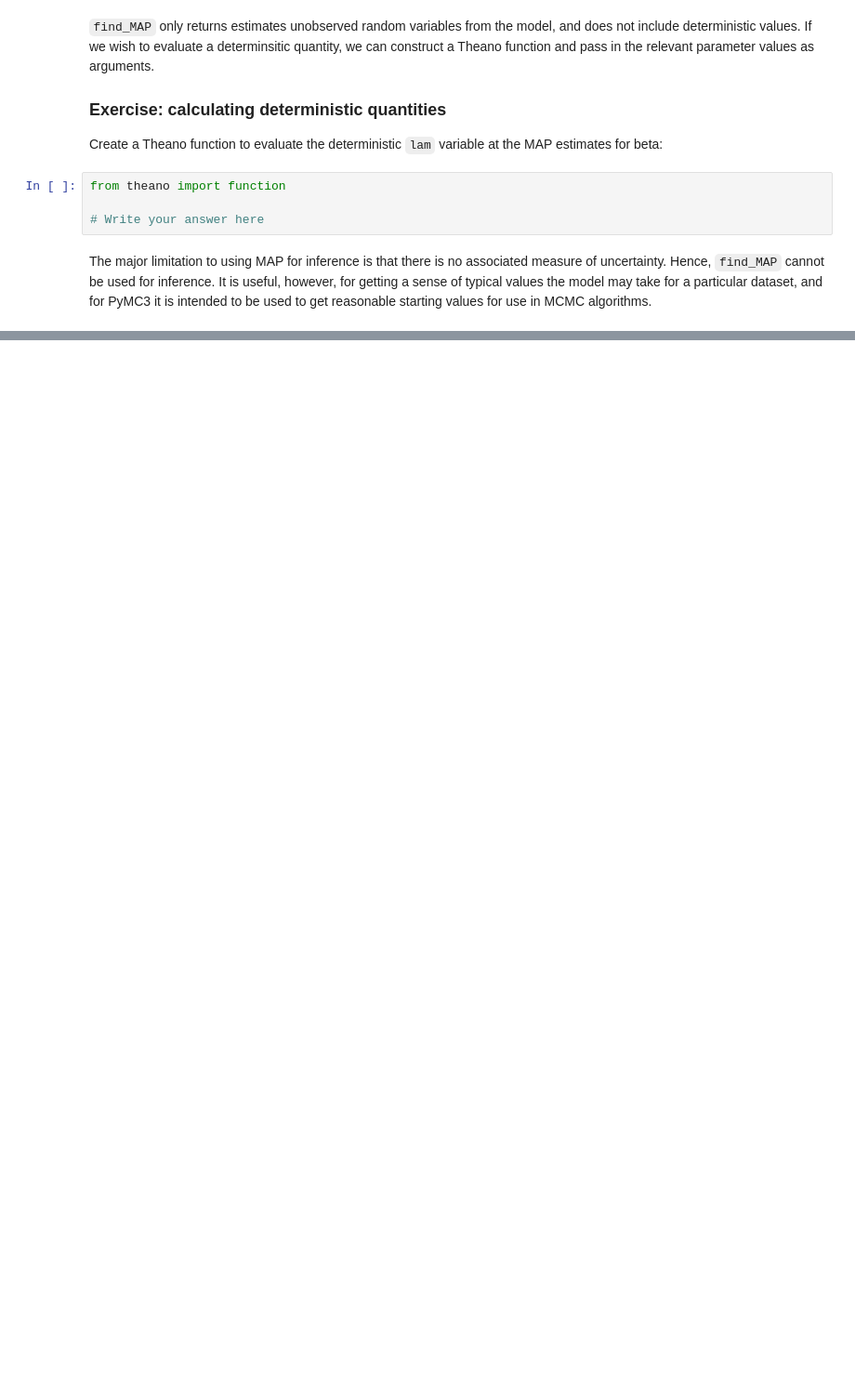
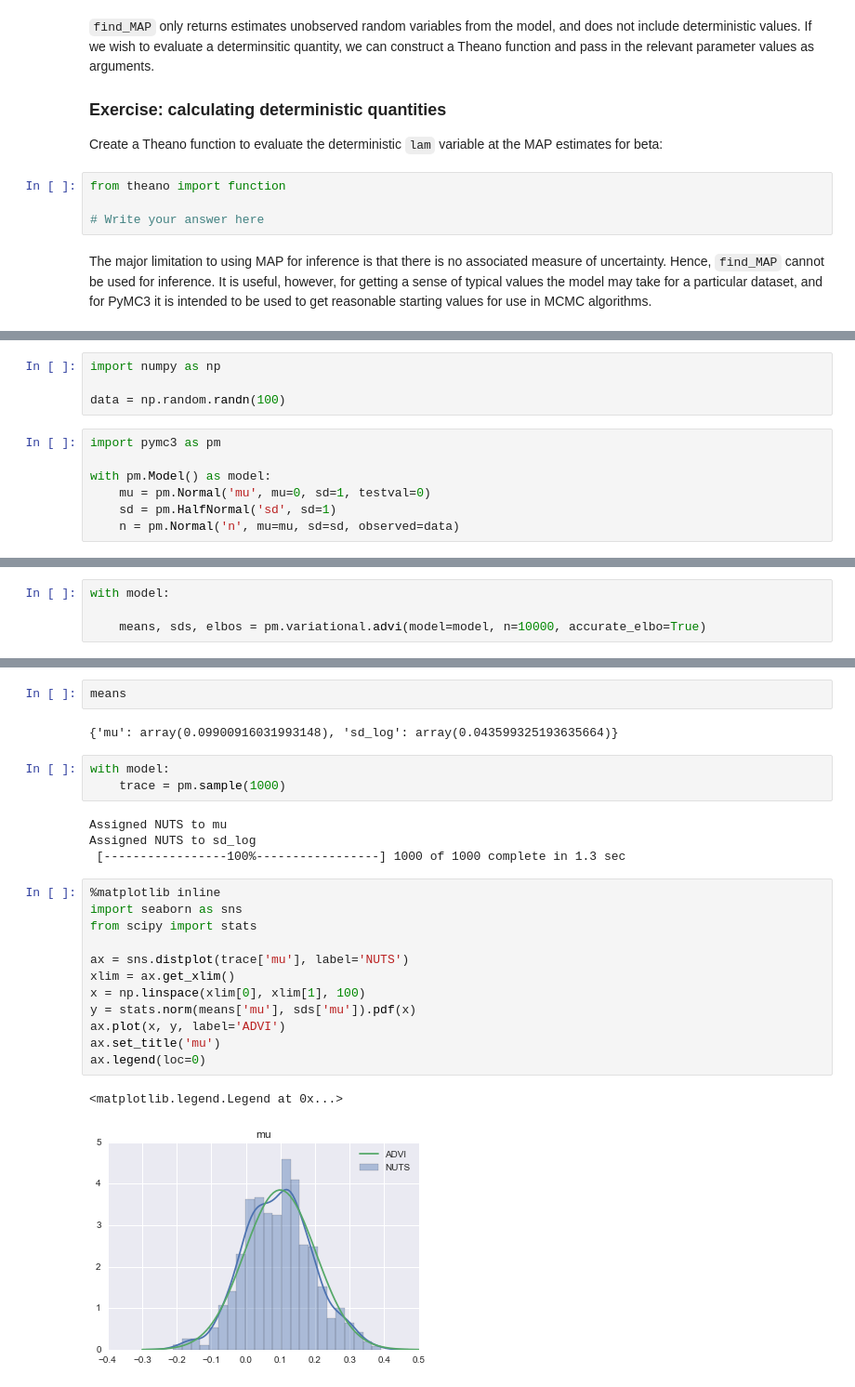
Before and after one commit to fonnesbeck/PyMC3_Oslo, a Jupyter notebook: notebooks/4. Approximation Methods.ipynb, the cells around one changed output, grey strips where cells are left out. Shown at 93% size. Cells and saved outputs as stored; diff of their text form; blank space fills up the shorter version.

```diff
--- a/notebooks/4. Approximation Methods.ipynb
+++ b/notebooks/4. Approximation Methods.ipynb
@@ -261,0 +273,11 @@ The key to making ADVI work is the transformation of constrained parameters to t
+# %%
+import numpy as np
+
+data = np.random.randn(100)
+# %%
+import pymc3 as pm
+
+with pm.Model() as model:
+    mu = pm.Normal('mu', mu=0, sd=1, testval=0)
+    sd = pm.HalfNormal('sd', sd=1)
+    n = pm.Normal('n', mu=mu, sd=sd, observed=data)
@@ -261,0 +286,4 @@ The key to making ADVI work is the transformation of constrained parameters to t
+# %%
+with model:
+
+    means, sds, elbos = pm.variational.advi(model=model, n=10000, accurate_elbo=True)
@@ -261,0 +302,26 @@ The key to making ADVI work is the transformation of constrained parameters to t
+# %%
+means
+# %% [output]
+{'mu': array(0.09900916031993148), 'sd_log': array(0.043599325193635664)}
+# %%
+with model:
+    trace = pm.sample(1000)
+# %% [output]
+Assigned NUTS to mu
+Assigned NUTS to sd_log
+ [-----------------100%-----------------] 1000 of 1000 complete in 1.3 sec
+# %%
+%matplotlib inline
+import seaborn as sns
+from scipy import stats
+
+ax = sns.distplot(trace['mu'], label='NUTS')
+xlim = ax.get_xlim()
+x = np.linspace(xlim[0], xlim[1], 100)
+y = stats.norm(means['mu'], sds['mu']).pdf(x)
+ax.plot(x, y, label='ADVI')
+ax.set_title('mu')
+ax.legend(loc=0)
+# %% [output]
+<matplotlib.legend.Legend at 0x...>
+[figure, added]
```
Also changed, not shown: parts of 7 cells of this notebook, 3 other files.
